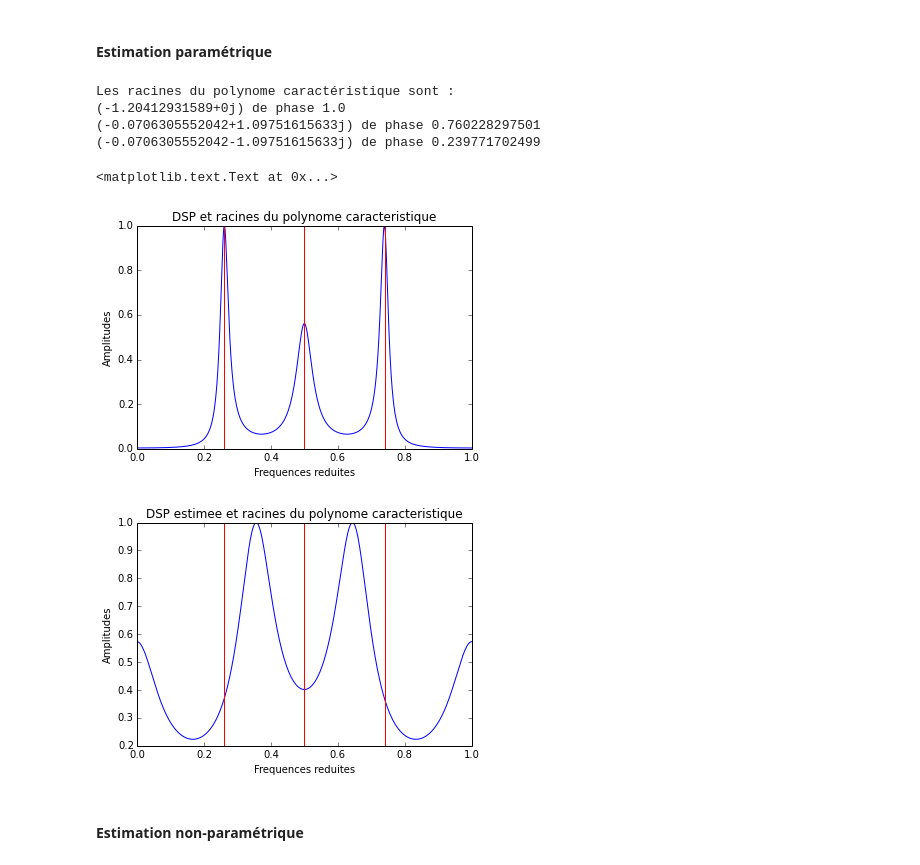
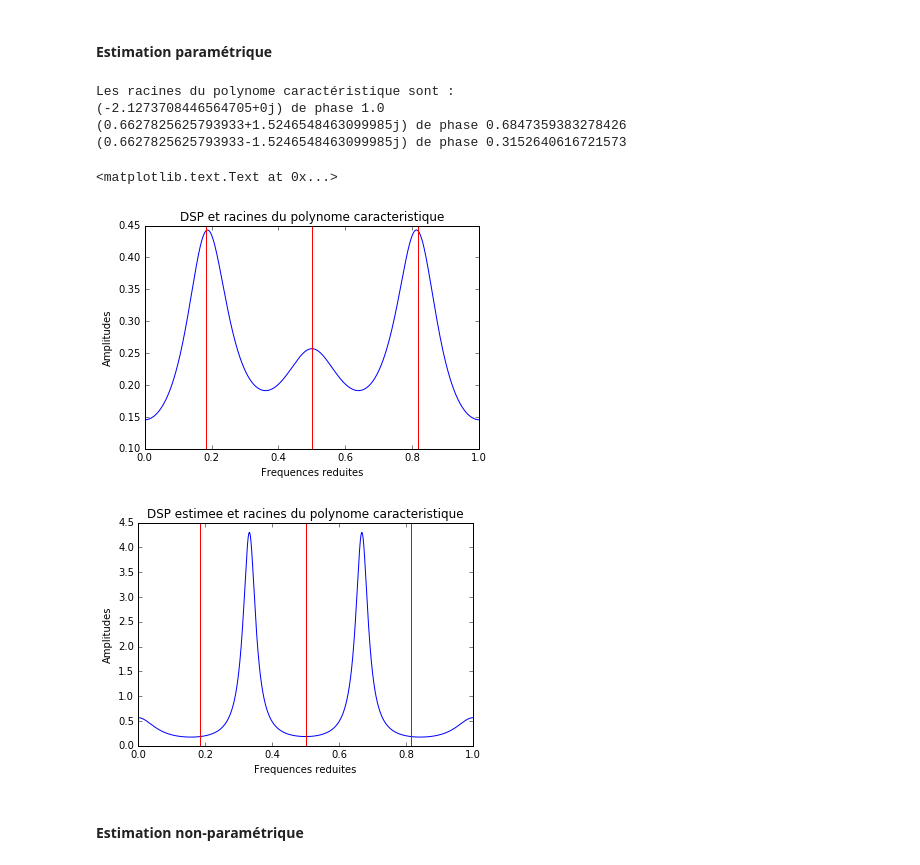
Before and after one commit to jngod2011/TVAR_Prediction, a Jupyter notebook: TVAR_d.ipynb, the cells around one changed output. Drawn from its saved outputs; the diff is of its cells as text; code cells hidden in the pictures.

```diff
--- a/TVAR_d.ipynb
+++ b/TVAR_d.ipynb
@@ -161,6 +161,15 @@ for k in np.arange(N):
         MSE[k,t] = norm(theta[:,T/2 + t] - theta_est[:, T/2 + t])**2
     MISE[k] = 2./T*np.sum(MSE[k,:])
 
+    if k == 3:
+        for k in np.arange(d):
+            plt.figure()
+            plt.plot(np.arange(T), theta[k,:].T)
+            plt.plot(np.arange(T), theta_est[k,:].T)
+            plt.title("Comparaison de theta_{} et son estimation".format(k))
+            plt.show()
+
+
     #plt.figure()
     #plt.plot(estimations[k,:].T, 'r')
     #plt.plot(X)
@@ -170,5 +183,12 @@ for k in np.arange(N):
 # %% [markdown]
 #### Influence de $\mu$ sur l'erreur d'estimation
+# %%
+M = 100
+trajectoires = np.zeros(M, T)
+for k in np.arange(M):
+    trajectoires[k,:] = generation_TVAR(d, T)
+#pour chaque trajectoire, faire N estimations et donner les erreurs
+data = 0 #vaut les différences entre les trajectoires et les estimations
 # %%
 plt.figure(figsize=(20,10))
 plt.plot(log_mu, 10*np.log10(MISE), 'g')
@@ -264,45 +295,45 @@ f, dsp_X = dsp(coeffs, T, N)
 f, dsp_X_est = dsp(coeffs_est, T, N)
 
 
-roots = np.roots(coeffs[:,0][::-1])
+roots = np.roots(coeffs[:,T/2][::-1])
 angles = (np.angle(roots) + np.pi) / (2*np.pi)
 
 print("Les racines du polynome caractéristique sont :")
 for k in np.arange(d):
     print("{} de phase {}".format(roots[k], angles[k]))
 
 
 lambd = np.arange(N, dtype = 'double') / N
 
 plt.figure()
-plt.plot(lambd, dsp_X[:,0]/np.max(abs(dsp_X[:,0])), 'b', label ='vraie DSP')
+plt.plot(lambd, dsp_X[:,T/2]/np.max(abs(dsp_X[:,0])), 'b', label ='vraie DSP')
 for k in np.arange(d):
     if angles[k] >=0 and angles[k] <=0.5:
         plt.axvline(x=angles[k]+0.5, ymin=0, ymax=1, linewidth=1, color = 'r')
     else:
         plt.axvline(x=angles[k]-0.5, ymin=0, ymax=1, linewidth=1, color = 'r')
 plt.xlabel("Frequences reduites")
 plt.ylabel("Amplitudes")
 plt.title("DSP et racines du polynome caracteristique")
 
 plt.figure()
-plt.plot(lambd, dsp_X_est[:,0]/np.max(abs(dsp_X_est[:,0])), 'b', label = 'DSP estimee')
+plt.plot(lambd, dsp_X_est[:,T/2]/np.max(abs(dsp_X_est[:,0])), 'b', label = 'DSP estimee')
 for k in np.arange(d):
     if angles[k] >=0 and angles[k] <=0.5:
         plt.axvline(x=angles[k]+0.5, ymin=0, ymax=1, linewidth=1, color = 'r')
     else:
         plt.axvline(x=angles[k]-0.5, ymin=0, ymax=1, linewidth=1, color = 'r')
 plt.xlabel("Frequences reduites")
 plt.ylabel("Amplitudes")
 plt.title("DSP estimee et racines du polynome caracteristique")
 # %% [output]
 Les racines du polynome caractéristique sont :
-(-1.20412931589+0j) de phase 1.0
-(-0.0706305552042+1.09751615633j) de phase 0.760228297501
-(-0.0706305552042-1.09751615633j) de phase 0.239771702499
+(-2.1273708446564705+0j) de phase 1.0
+(0.6627825625793933+1.5246548463099985j) de phase 0.6847359383278426
+(0.6627825625793933-1.5246548463099985j) de phase 0.3152640616721573
 <matplotlib.text.Text at 0x...>
-[figure, old version]
+[figure, new version]
-[figure, old version]
+[figure, new version]
 # %% [markdown]
 #### Estimation non-paramétrique
 # %%
```
Also changed, not shown: parts of 10 cells of this notebook.
